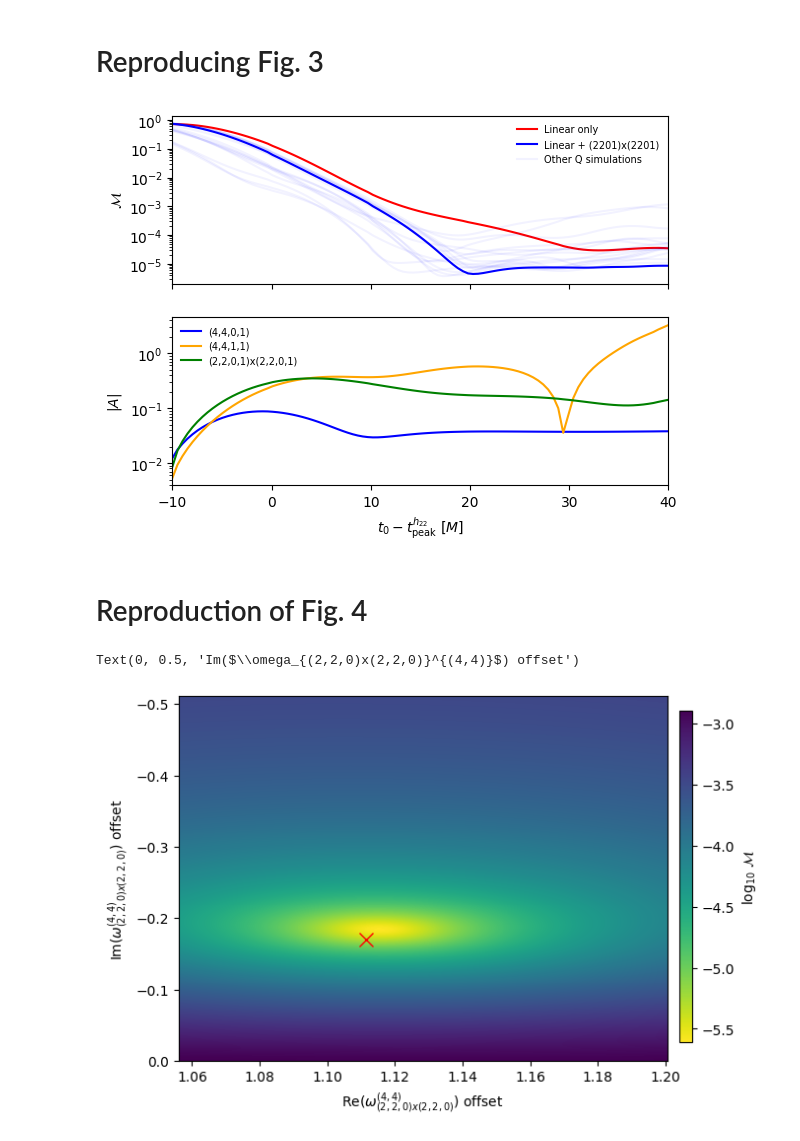
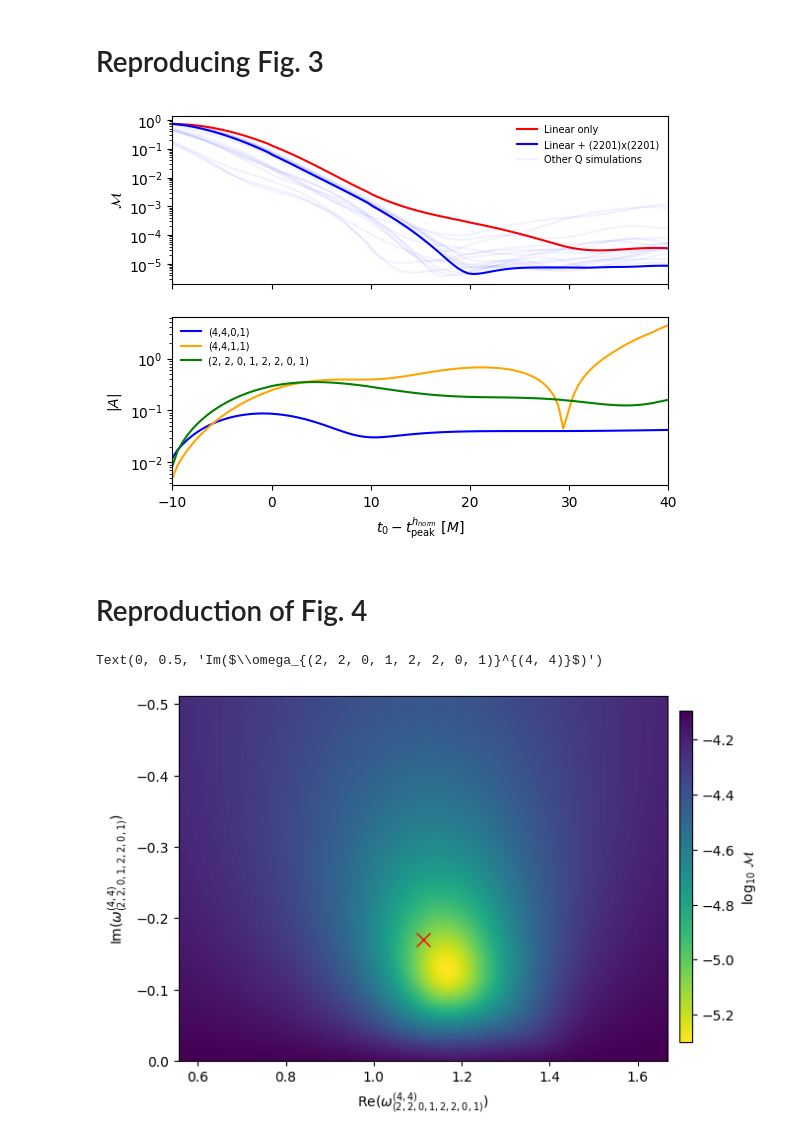
Before and after one commit to Richardvnd/quadratic_qnm, a Jupyter notebook: quadratic_mitman_other_modes.ipynb, the cells around one changed output. Drawn from its saved outputs; the diff is of its cells as text; code cells hidden in the pictures.

Commit message:
generalised quadratic qnm tests

```diff
--- a/quadratic_mitman_other_modes.ipynb
+++ b/quadratic_mitman_other_modes.ipynb
@@ -201,6 +209,6 @@ for j, t0 in enumerate(start_times):
 # %%
 def quadratic_model_error(a, x, y):
-    return a * x**2 - y
+    return a * x - y
 
 coefs = []
 
@@ -348,11 +329,14 @@ ValueError: array of sample points is empty
 # %%
 sim = CCE_sim305
 
-l_amp_index_q = model_q.index((l,m,0,1))
-l1_amp_index_q = model_q.index((l,m,1,1))
-q_amp_index = model_q.index((lp,mp,nprime,pp,lpp,mpp,npp,ppp))
+model_l3 = [(l,m,n_i,1) for n_i in range(2+1)]
+model_q = [(l,m,n_i,1) for n_i in range(1+1)] + [quadratic_mode]
 
-mode_list = [model_l2, model_q]
+q1_amp_index = model_q.index((l,m,0,1))
+q2_amp_index = model_q.index((l,m,1,1))
+q3_amp_index = model_q.index(quadratic_mode)
+
+mode_list = [model_l3, model_q]
 mode_list_names = ['Linear only', 'Linear + (2201)x(2201)']
 mode_colours = ['r', 'b']
 
@@ -387,21 +371,21 @@ for i, modes in enumerate(mode_list):
         mms.append(best_fit['mismatch'])
 
         if quad_bool:
-            amplitudes.append(abs(best_fit['C'][l_amp_index_q]))
-            amplitudes1.append(abs(best_fit['C'][l1_amp_index_q]))
-            amplitudesq.append(abs(best_fit['C'][q_amp_index]))
+            amplitudes.append(abs(best_fit['C'][q1_amp_index]))
+            amplitudes1.append(abs(best_fit['C'][q2_amp_index]))
+            amplitudesq.append(abs(best_fit['C'][q3_amp_index]))
 
     ax[0].semilogy(start_times, mms, label=mode_list_names[i], color=mode_colours[i])
 
     if quad_bool:
 
-        decay_time40 = qnmfits.qnm.omega(l,m,0,1, sim.chif_mag, Mf=sim.Mf).imag
-        decay_time41 = qnmfits.qnm.omega(l,m,1,1, sim.chif_mag, Mf=sim.Mf).imag
-        decay_time22 = qnmfits.qnm.omega(lp,mp,nprime,pp, sim.chif_mag, Mf=sim.Mf).imag + qnmfits.qnm.omega(lpp,mpp,npp,ppp, sim.chif_mag, Mf=sim.Mf).imag
+        decay_time_l1 = qnmfits.qnm.omega(l,m,0,1, s.chif_mag, Mf=s.Mf).imag
+        decay_time_l2 = qnmfits.qnm.omega(l,m,1,1, s.chif_mag, Mf=s.Mf).imag
+        decay_time_q = qnmfits.qnm.omega(lp,mp,nprime,pp, s.chif_mag, Mf=s.Mf).imag + qnmfits.qnm.omega(lpp,mpp,npp,ppp, s.chif_mag, Mf=s.Mf).imag
 
-        ax[1].semilogy(start_times, amplitudes*np.exp(-decay_time40*start_times), label='(4,4,0,1)', c='b')
-        ax[1].semilogy(start_times, amplitudes1*np.exp(-decay_time41*start_times), label='(4,4,1,1)', c='orange')
-        ax[1].semilogy(start_times, amplitudesq*np.exp(-decay_time22*start_times), label='(2,2,0,1)x(2,2,0,1)', c='g')
+        ax[1].semilogy(start_times, amplitudes*np.exp(-decay_time_l1*start_times), label=f'({l},{m},0,1)', c='b')
+        ax[1].semilogy(start_times, amplitudes1*np.exp(-decay_time_l2*start_times), label=f'({l},{m},1,1)', c='orange')
+        ax[1].semilogy(start_times, amplitudesq*np.exp(-decay_time_q*start_times), label=f'{quadratic_mode}', c='g')
 
 # Generate other simulation plots
 
@@ -431,28 +415,28 @@ for i, sim in enumerate(sims):
         ax[0].semilogy(start_times, mms, alpha = 0.05, c='b')
 
 ax[1].set_xlim(start_times[0], start_times[-1])
-ax[1].set_xlabel('$t_0 - t^{h_{22}}_\mathrm{peak}\ [M]$')
+ax[1].set_xlabel('$t_0 - t^{h_{norm}}_\mathrm{peak}\ [M]$')
 ax[0].set_ylabel('$\mathcal{M}$')
 ax[1].set_ylabel('$|A|$')
 
 _ = ax[0].legend(ncol=1, frameon=False, fontsize=7)
 _ = ax[1].legend(ncol=1, frameon=False, fontsize=7)
 # %% [output]
-[figure, old version]
+[figure, new version]
 # %% [markdown]
 # Reproduction of Fig. 4
+# %%
+sim = CCE_sim305
+
+model_q = [(l,m,n,1) for n in range(1+1)] + [quadratic_mode]
 # %%
-sim = CCE_sim305
-
-t0 = 20
-
-re_min = 0.95
-re_max = 1.08
+re_min = 0.5
+re_max = 1.5
 im_min = 0
 im_max = 3
 step = 100
 
-index = model_q.index((lp,mp,nprime,pp,lpp,mpp,npp,ppp))
+index = model_q.index(quadratic_mode)
 # %%
 im_variation = np.linspace(im_min, im_max, step)
 re_variation = np.linspace(re_min, re_max, step)
@@ -465,7 +449,13 @@ for v_im in im_variation:
     for v_re in re_variation:
 
         modified_frequencies = frequencies.copy()
-        modified_frequencies[index] = frequencies[index].real * v_re + 1j * frequencies[index].imag * v_im
+
+        if modified_frequencies[index].imag == 0:
+            modified_frequencies[index] = frequencies[index].real * v_re + 1j * frequencies[index].imag + v_im
+        elif modified_frequencies[index].real == 0:
+            modified_frequencies[index] = frequencies[index].real + v_re + 1j * frequencies[index].imag * v_im
+        else:
+            modified_frequencies[index] = frequencies[index].real * v_re + 1j * frequencies[index].imag * v_im
 
         best_fit = qnmfits.ringdown_fit(
             sim.times,
@@ -486,34 +476,41 @@ mm_grid = np.reshape(
 fig, ax = plt.subplots()
 
 xmin = frequencies[index].real*re_min
 xmax = frequencies[index].real*re_max
 ymin = frequencies[index].imag*im_min
 ymax = frequencies[index].imag*im_max
+
+if frequencies[index].imag == 0:
+    ymin = im_min
+    ymax = im_max
+elif frequencies[index].real == 0:
+    xmin = re_min
+    xmax = re_max
 
 # Plot heatmap
 im = ax.imshow(
     np.log10(mm_grid),
     extent=[xmin, xmax, ymin, ymax],
     aspect='auto',
     origin='lower',
     interpolation='bicubic',
     cmap='viridis_r')
 
 ax.plot(frequencies[index].real, frequencies[index].imag, color='r', marker='x', markersize=10)
 
 #frequency_442= np.array(qnm.omega_list([(4,4,2,1)], sim.chif_mag, sim.Mf))
 #x_offset = frequency_442.real / frequencies.real[index]
 #y_offset = frequency_442.imag / frequencies.imag[index]
 
 #ax.plot(x_offset, y_offset, marker='o', markersize=3, color='k')
 
 # Color bar
 cax = fig.add_axes([0.92, 0.15, 0.02, 0.7])
 cbar = fig.colorbar(im, cax=cax)
 cbar.ax.set_ylabel('$\mathrm{log}_{10}\ \mathcal{M}$')
 
-ax.set_xlabel('Re($\omega_{(2,2,0)x(2,2,0)}^{(4,4)}$) offset')
-ax.set_ylabel('Im($\omega_{(2,2,0)x(2,2,0)}^{(4,4)}$) offset')
+ax.set_xlabel(f'Re($\omega_{{{quadratic_mode}}}^{{{spherical_mode}}}$)')
+ax.set_ylabel(f'Im($\omega_{{{quadratic_mode}}}^{{{spherical_mode}}}$)')
 # %% [output]
-Text(0, 0.5, 'Im($\\omega_{(2,2,0)x(2,2,0)}^{(4,4)}$) offset')
+Text(0, 0.5, 'Im($\\omega_{(2, 2, 0, 1, 2, 2, 0, 1)}^{(4, 4)}$)')
-[figure, old version]
+[figure, new version]
```
Also changed, not shown: parts of 13 cells of this notebook, 4 other files.
